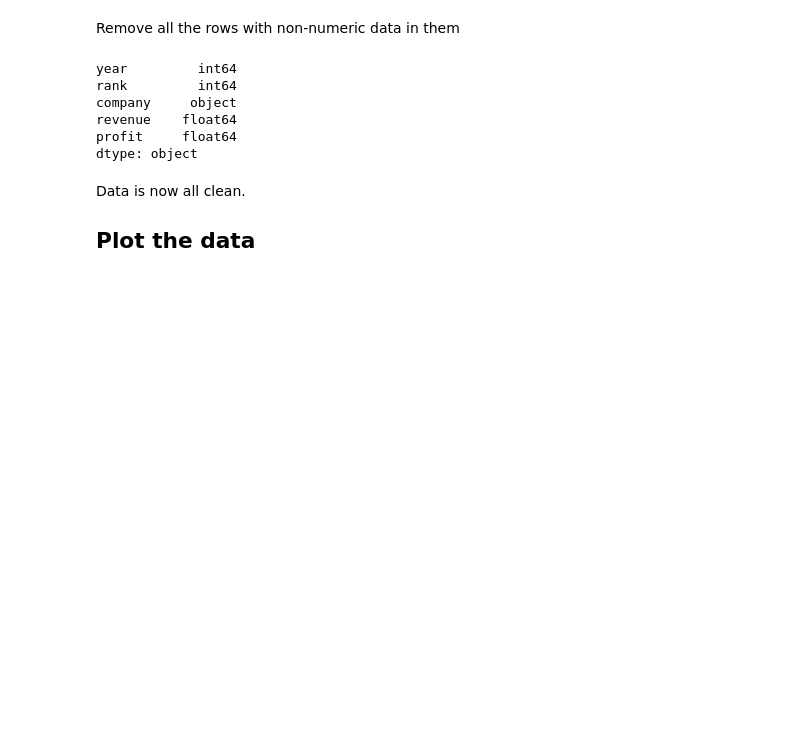
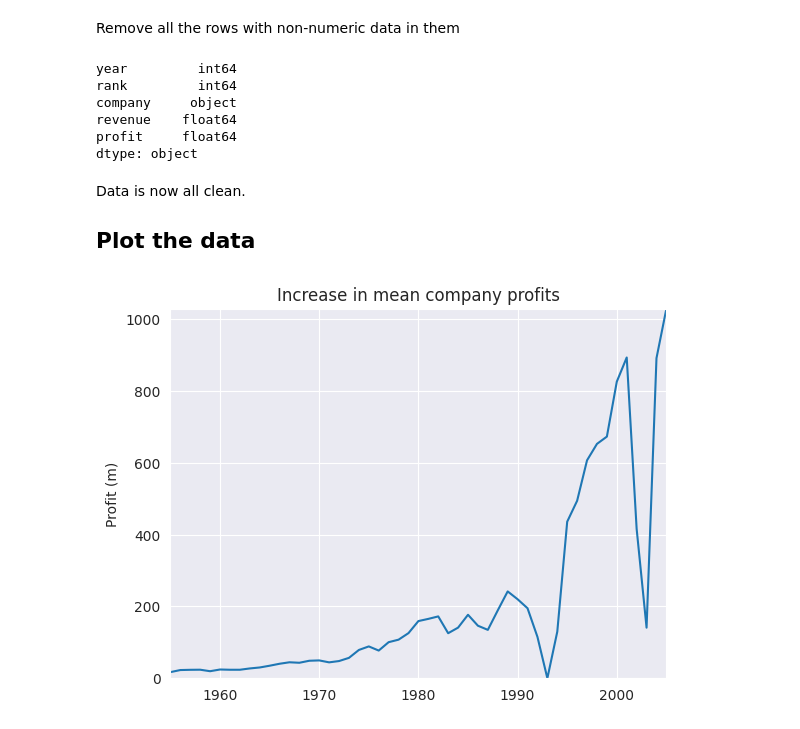
Before and after one commit to suggitpe/python-sandbox, a Jupyter notebook: jupyter/test.ipynb, the cells around one changed output. Cells and saved outputs as stored; diff of their text form; code cells hidden in the pictures; blank space fills up the shorter version.

```diff
--- a/jupyter/test.ipynb
+++ b/jupyter/test.ipynb
@@ -90,3 +92,18 @@ dtype: object
 Data is now all clean.
 
 ## Plot the data
+# %%
+group_by_year = df.loc[:, ['year', 'revenue', 'profit']].groupby('year')
+avgs = group_by_year.mean()
+x = avgs.index
+y = avgs.profit
+def plot(x, y, ax, title, y_label):
+    ax.set_title(title)
+    ax.set_ylabel(y_label)
+    ax.plot(x, y)
+    ax.margins(x=0, y=0)
+# %%
+fig, ax = plt.subplots()
+plot(x, y, ax, "Increase in mean company profits", "Profit (m)")
+# %% [output]
+[figure, added]
```
Also changed, not shown: parts of 3 cells of this notebook.
